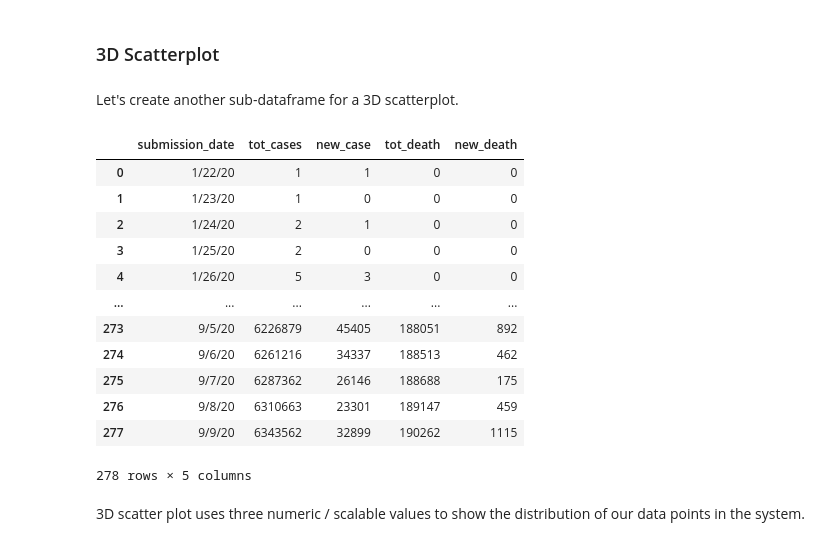
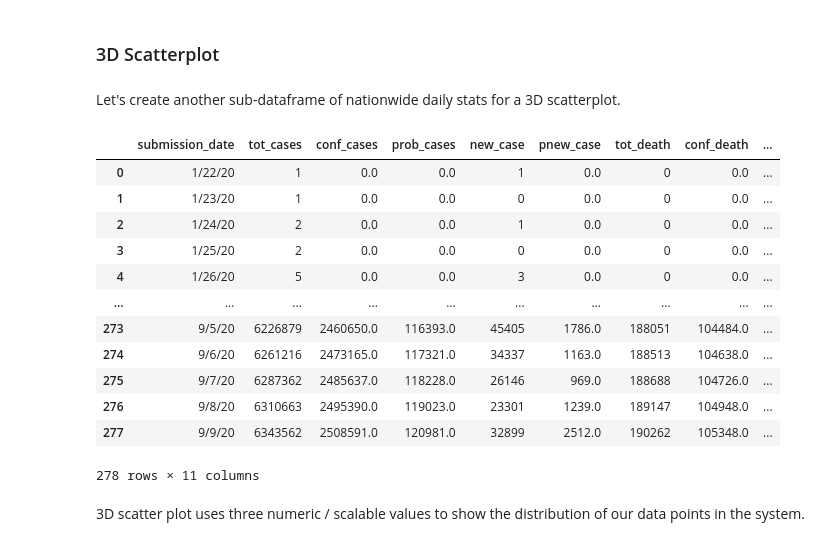
Before and after one commit to GTLibraryDataVisualization/AUCDataScienceTraining, a Jupyter notebook: COVID_data_analysis_final.ipynb, the cells around one changed output. Saved outputs shown, nothing was run; the diff lists cells and outputs as text; code cells hidden in the pictures.

```diff
--- a/COVID_data_analysis_final.ipynb
+++ b/COVID_data_analysis_final.ipynb
@@ -159,25 +206,25 @@ Map.show()
 # %% [markdown]
 ### 3D Scatterplot
 # %% [markdown]
-Let's create another sub-dataframe for a 3D scatterplot.
+Let's create another sub-dataframe of nationwide daily stats for a 3D scatterplot.
 # %%
 df_agg = df.groupby(["submission_date"]).sum().reset_index()  #keeps the original column "submission_date"
-df_agg = df_agg[["submission_date", "tot_cases", "new_case", "tot_death", "new_death"]]
+# df_agg = df_agg[["submission_date", "tot_cases", "new_case", "tot_death", "new_death"]]
 df_agg
 # %% [output]
-|  | submission_date | tot_cases | new_case | tot_death | new_death |
-| 0 | 1/22/20 | 1 | 1 | 0 | 0 |
-| 1 | 1/23/20 | 1 | 0 | 0 | 0 |
-| 2 | 1/24/20 | 2 | 1 | 0 | 0 |
-| 3 | 1/25/20 | 2 | 0 | 0 | 0 |
-| 4 | 1/26/20 | 5 | 3 | 0 | 0 |
-| ... | ... | ... | ... | ... | ... |
-| 273 | 9/5/20 | 6226879 | 45405 | 188051 | 892 |
-| 274 | 9/6/20 | 6261216 | 34337 | 188513 | 462 |
-| 275 | 9/7/20 | 6287362 | 26146 | 188688 | 175 |
-| 276 | 9/8/20 | 6310663 | 23301 | 189147 | 459 |
-| 277 | 9/9/20 | 6343562 | 32899 | 190262 | 1115 |
+|  | submission_date | tot_cases | conf_cases | prob_cases | new_case | pnew_case | tot_death | conf_death | ... |
+| 0 | 1/22/20 | 1 | 0.0 | 0.0 | 1 | 0.0 | 0 | 0.0 | ... |
+| 1 | 1/23/20 | 1 | 0.0 | 0.0 | 0 | 0.0 | 0 | 0.0 | ... |
+| 2 | 1/24/20 | 2 | 0.0 | 0.0 | 1 | 0.0 | 0 | 0.0 | ... |
+| 3 | 1/25/20 | 2 | 0.0 | 0.0 | 0 | 0.0 | 0 | 0.0 | ... |
+| 4 | 1/26/20 | 5 | 0.0 | 0.0 | 3 | 0.0 | 0 | 0.0 | ... |
+| ... | ... | ... | ... | ... | ... | ... | ... | ... | ... |
+| 273 | 9/5/20 | 6226879 | 2460650.0 | 116393.0 | 45405 | 1786.0 | 188051 | 104484.0 | ... |
+| 274 | 9/6/20 | 6261216 | 2473165.0 | 117321.0 | 34337 | 1163.0 | 188513 | 104638.0 | ... |
+| 275 | 9/7/20 | 6287362 | 2485637.0 | 118228.0 | 26146 | 969.0 | 188688 | 104726.0 | ... |
+| 276 | 9/8/20 | 6310663 | 2495390.0 | 119023.0 | 23301 | 1239.0 | 189147 | 104948.0 | ... |
+| 277 | 9/9/20 | 6343562 | 2508591.0 | 120981.0 | 32899 | 2512.0 | 190262 | 105348.0 | ... |
-278 rows × 5 columns
+278 rows × 11 columns
 # %% [markdown]
 3D scatter plot uses three numeric / scalable values to show the distribution of our data points in the system.
 # %%
```
Also changed, not shown: parts of 9 cells of this notebook.
